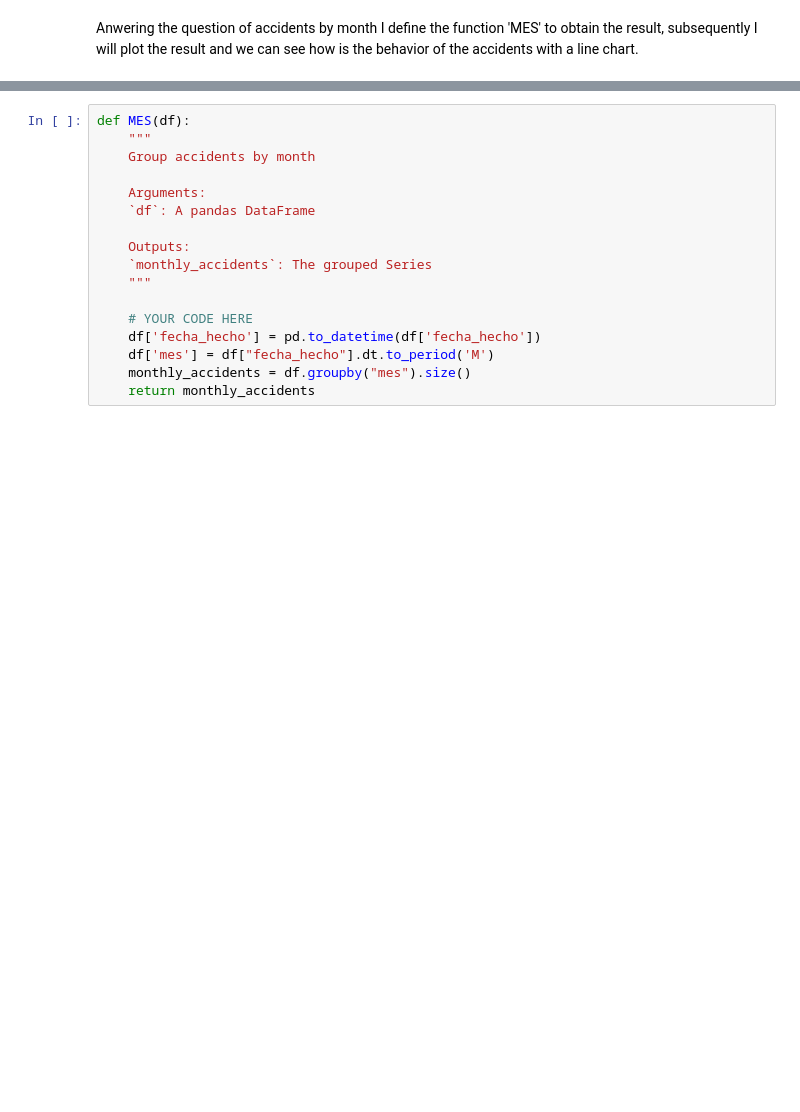
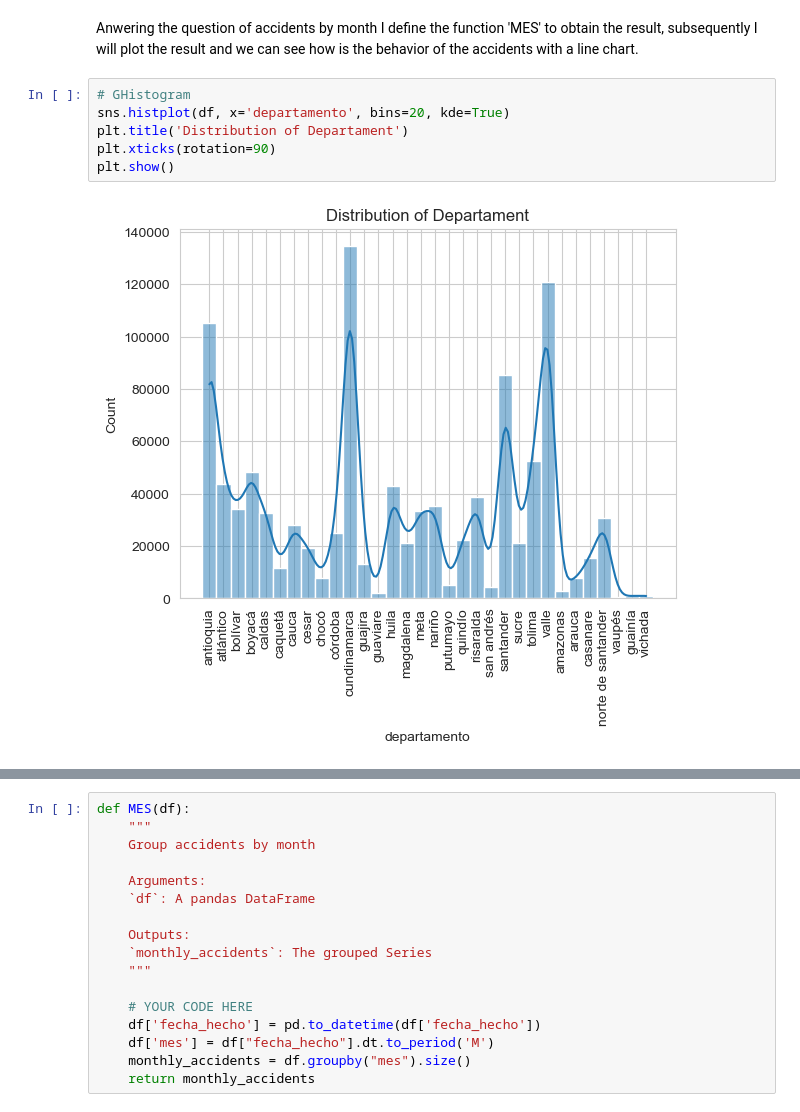
Before and after one commit to luifer991/colombian_accidents_data_analysis, a Jupyter notebook: colombian_acc.ipynb, the cells around one changed output, grey strips where cells are left out. Saved outputs shown, nothing was run; the diff lists cells and outputs as text; blank space fills up the shorter version.

```diff
--- a/colombian_acc.ipynb
+++ b/colombian_acc.ipynb
@@ -378,3 +357,11 @@ In addition to defining these functions, we are also using various data visualiz
 Overall, the goal of this EDA project is to gain a deeper understanding of the dataset and the underlying processes that generated it. By doing so, we can make more informed decisions and identify opportunities for improvement or optimization.
 # %% [markdown]
 Anwering the question of accidents by month  I define the function 'MES' to obtain the result, subsequently I will plot the result and we can see how is the behavior of the accidents with a line chart.
+# %%
+# GHistogram
+sns.histplot(df, x='departamento', bins=20, kde=True)
+plt.title('Distribution of Departament')
+plt.xticks(rotation=90)
+plt.show()
+# %% [output]
+[figure, added]
```
Also changed, not shown: parts of 37 cells of this notebook.
